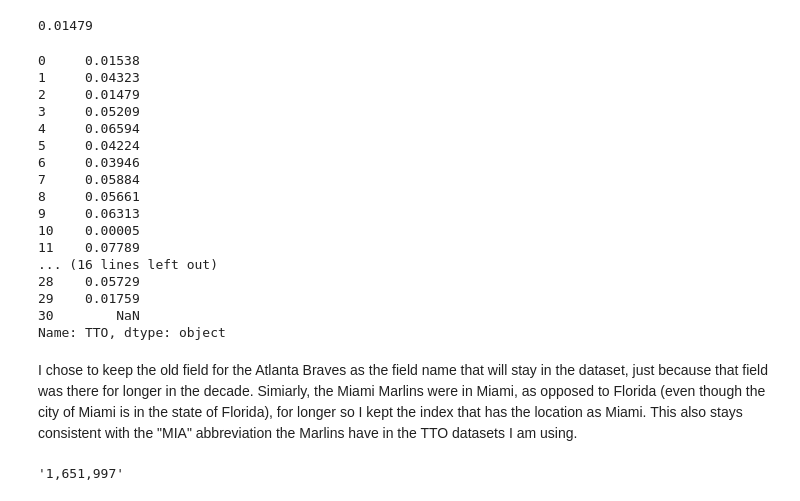
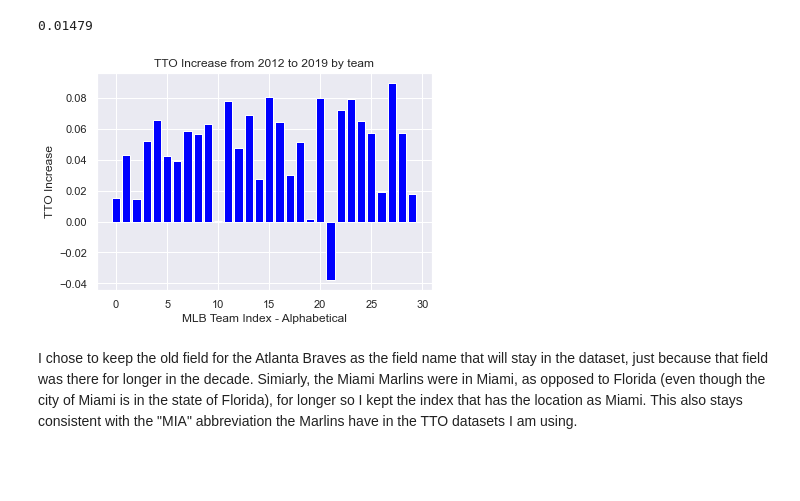
Before and after one commit to blakes5/upgraded-octo-memory, a Jupyter notebook: Final Project/messyFinal.ipynb, the cells around one changed output. Cells and saved outputs as stored; diff of their text form; code cells hidden in the pictures; blank space fills up the shorter version.

```diff
--- a/Final Project/messyFinal.ipynb
+++ b/Final Project/messyFinal.ipynb
@@ -307,27 +318,18 @@ while (k < 30):
 # Unecessary loop here, cleaner way of doing it below
 # %%
 team_TTOchanges = batting_2019['TTO'].head(-1) - batting_2012['TTO'].head(-1)
-team_TTOchanges
+#team_TTOchanges
 # Each index 0-29 represents 1 of the 30 MLB teams, the same order they appear in either the 2012, 2014, or 2019 datasets
 # that appear in this project
-# %% [output]
-0     0.01538
-1     0.04323
-2     0.01479
-3     0.05209
-4     0.06594
-5     0.04224
-6     0.03946
-7     0.05884
-8     0.05661
-9     0.06313
-10    0.00005
-11    0.07789
-... (16 lines left out)
-28    0.05729
-29    0.01759
-30        NaN
-Name: TTO, dtype: object
+# %%
+plt.bar([i for i in range (0,30)], [team_TTOchanges[i] for i in range (0,30)], color = 'blue')
+plt.xticks([j for j in range (0,31,5)])
+plt.xlabel("MLB Team Index - Alphabetical")
+plt.ylabel("TTO Increase")
+plt.title("TTO Increase from 2012 to 2019 by team")
+plt.show()
+# %% [output]
+[figure, added]
 # %%
 #attendance
 # %%
@@ -345,7 +347,3 @@ attendance['2011'][17] = attendance['2011'][12]
 attendance = attendance.drop(index = 12)
 # The Florida Marlins moved cities, changing their name to the Miami Marlins in 2012
 # This also causes a new index in the dataset, which I do not need, so I will combine these two
-# %%
-attendance.loc[17, '2017']
-# %% [output]
-'1,651,997'
```
Also changed, not shown: parts of 10 cells of this notebook.
